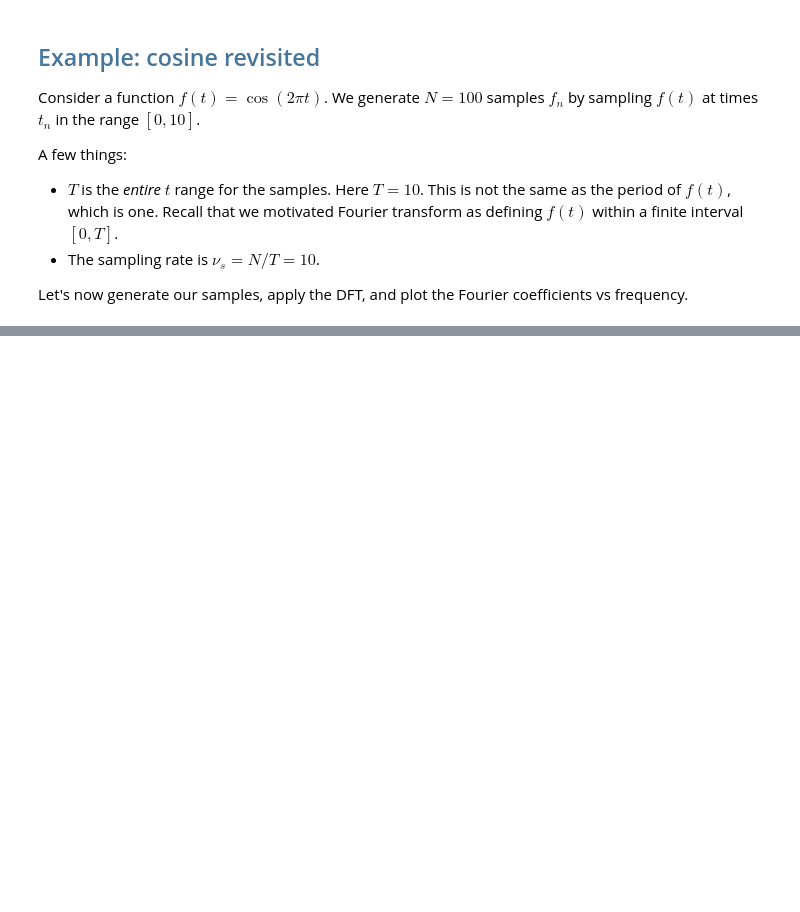
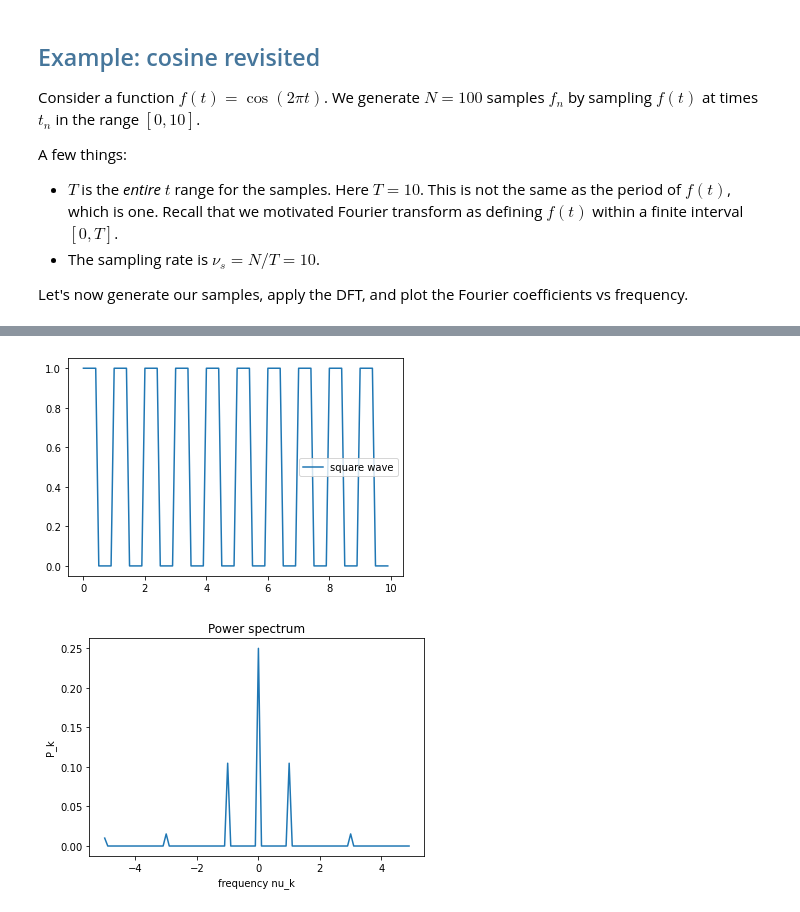
Before and after one commit to PHYS-2030-Computational-Methods/Lecture-notes, a Jupyter notebook: Lesson 11 - Discrete Fourier Transform.ipynb, the cells around one changed output, grey strips where cells are left out. Cells and saved outputs as stored; diff of their text form; code cells hidden in the pictures; blank space fills up the shorter version.

```diff
--- a/Lesson 11 - Discrete Fourier Transform.ipynb
+++ b/Lesson 11 - Discrete Fourier Transform.ipynb
@@ -352,0 +360,48 @@ plt.show()
+# %%
+# Generate samples
+N = 100
+T = 10
+h = T/N
+nu_s = 1/h
+
+def square_wave(t):
+    if (t >= 0) & (t < 1/2):
+        return 1
+    elif (t >= 1/2) & (t < 1):
+        return 0
+    elif t < 0:
+        # Shift t up by one period
+        return square_wave(t+1)
+    else:
+        # Shift t down by one period
+        return square_wave(t-1)
+
+f = np.vectorize(square_wave)
+
+# Generate samples
+tn = np.arange(0,T,h)
+fn = f(tn)
+
+plt.plot(tn,fn,label='square wave')
+plt.legend()
+plt.show()
+
+# Power spectrum
+ck = DFT(fn)
+Pk = np.abs(ck)**2
+
+# Fourier frequencies (convention 2)
+nu_k = np.where( k < N/2, k * nu_s / N, (k-N) * nu_s / N)
+
+# This sorts Pk by increasing nu_k
+sort = np.argsort(nu_k)
+nu_k, Pk = nu_k[sort], Pk[sort]
+
+plt.plot(nu_k,Pk)
+plt.xlabel('frequency nu_k')
+plt.ylabel('P_k')
+plt.title('Power spectrum')
+plt.show()
+# %% [output]
+[figure, added]
+[figure, added]
```
Also changed, not shown: parts of 15 cells of this notebook.
